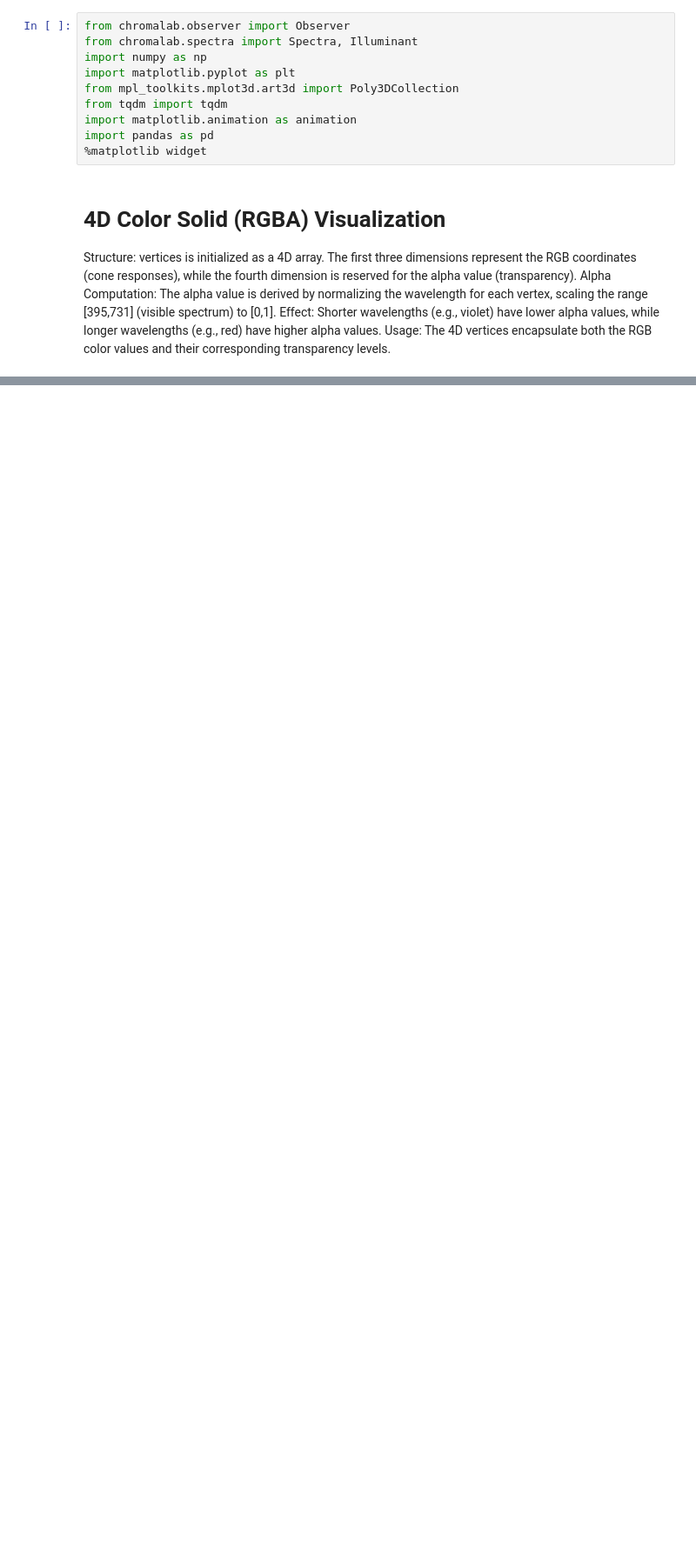
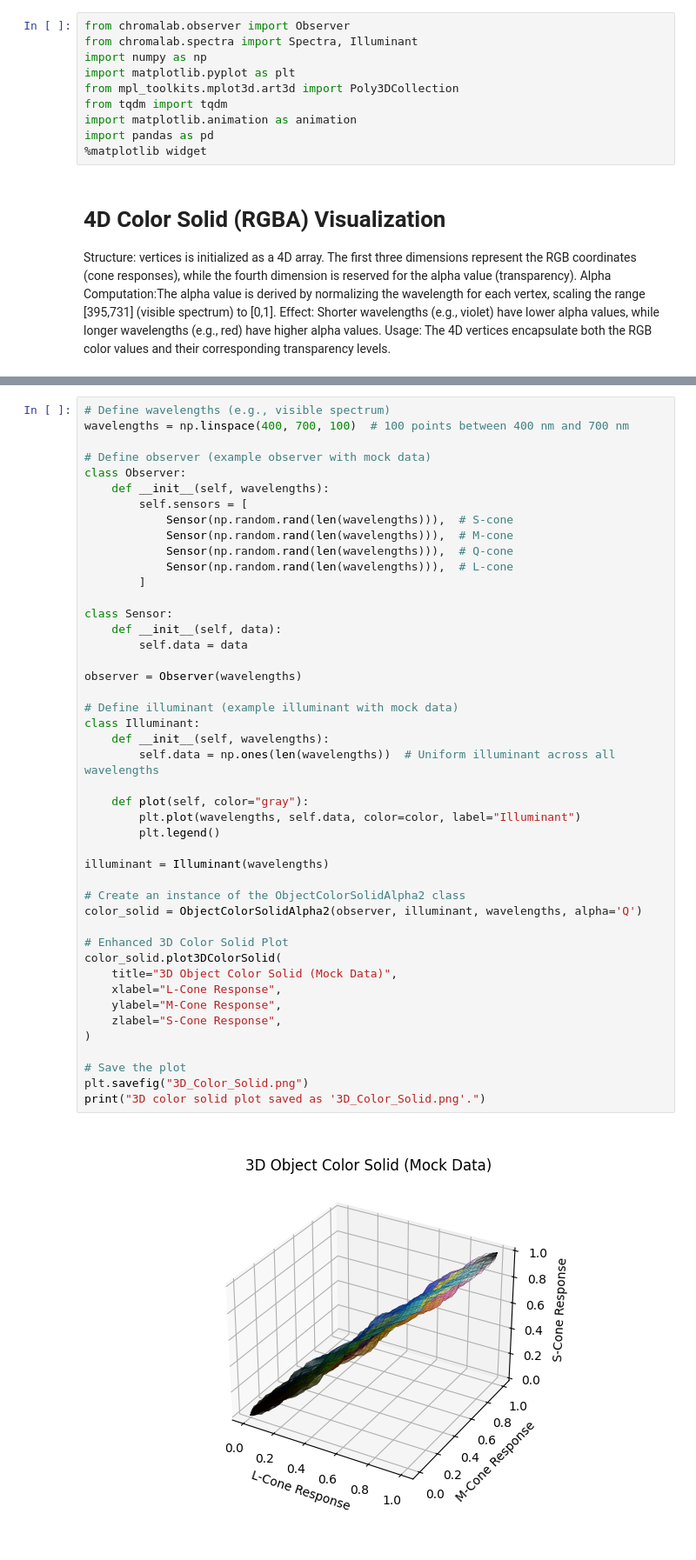
Before and after one commit to Object-Color-Solid-Render/ocsr-theory, a Jupyter notebook: 4D_object_color_solid_colors_Alpha.ipynb, the cells around one changed output, grey strips where cells are left out. Shown at 87% size. Saved outputs shown, nothing was run; the diff lists cells and outputs as text; blank space fills up the shorter version.

```diff
--- a/4D_object_color_solid_colors_Alpha.ipynb
+++ b/4D_object_color_solid_colors_Alpha.ipynb
@@ -166,0 +259,47 @@ plt.savefig('color_solid_Q_as_Alpha.png')  # Save the plot
+# %%
+# Define wavelengths (e.g., visible spectrum)
+wavelengths = np.linspace(400, 700, 100)  # 100 points between 400 nm and 700 nm
+
+# Define observer (example observer with mock data)
+class Observer:
+    def __init__(self, wavelengths):
+        self.sensors = [
+            Sensor(np.random.rand(len(wavelengths))),  # S-cone
+            Sensor(np.random.rand(len(wavelengths))),  # M-cone
+            Sensor(np.random.rand(len(wavelengths))),  # Q-cone
+            Sensor(np.random.rand(len(wavelengths))),  # L-cone
+        ]
+
+class Sensor:
+    def __init__(self, data):
+        self.data = data
+
+observer = Observer(wavelengths)
+
+# Define illuminant (example illuminant with mock data)
+class Illuminant:
+    def __init__(self, wavelengths):
+        self.data = np.ones(len(wavelengths))  # Uniform illuminant across all wavelengths
+
+    def plot(self, color="gray"):
+        plt.plot(wavelengths, self.data, color=color, label="Illuminant")
+        plt.legend()
+
+illuminant = Illuminant(wavelengths)
+
+# Create an instance of the ObjectColorSolidAlpha2 class
+color_solid = ObjectColorSolidAlpha2(observer, illuminant, wavelengths, alpha='Q')
+
+# Enhanced 3D Color Solid Plot
+color_solid.plot3DColorSolid(
+    title="3D Object Color Solid (Mock Data)",
+    xlabel="L-Cone Response",
+    ylabel="M-Cone Response",
+    zlabel="S-Cone Response",
+)
+
+# Save the plot
+plt.savefig("3D_Color_Solid.png")
+print("3D color solid plot saved as '3D_Color_Solid.png'.")
+# %% [output]
+[figure, added]
```
Also changed, not shown: parts of 13 cells of this notebook.
